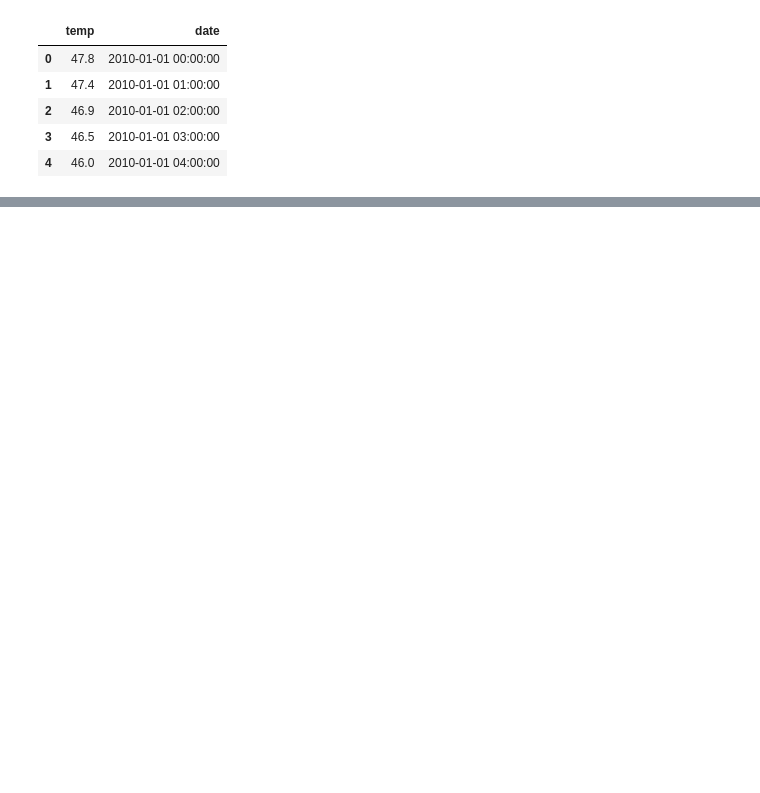
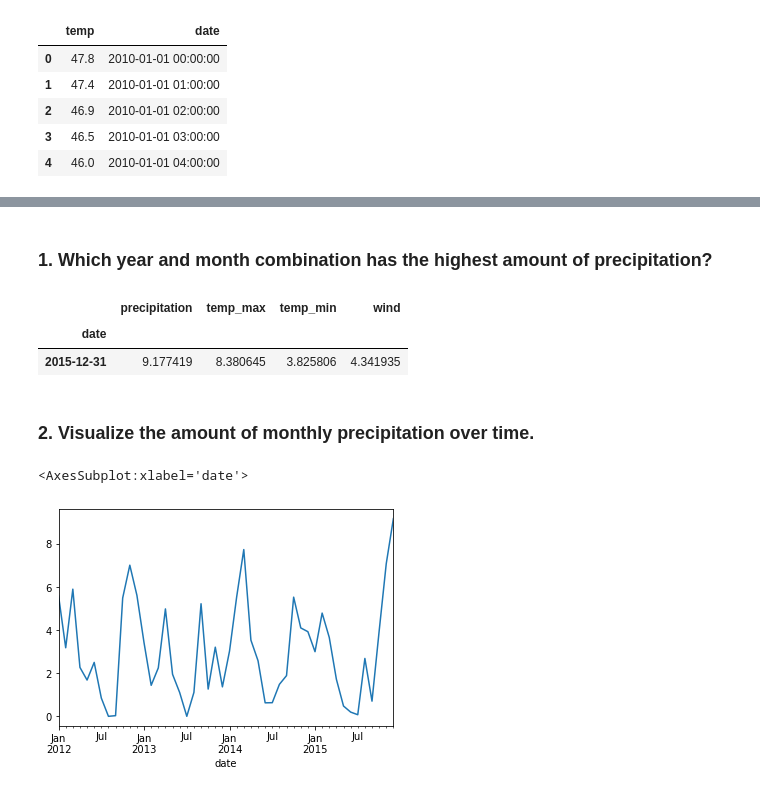
Before and after one commit to mdalton87/time-series-exercises, a Jupyter notebook: ts_vega.ipynb, the cells around one changed output, grey strips where cells are left out. Saved outputs shown, nothing was run; the diff lists cells and outputs as text; code cells hidden in the pictures; blank space fills up the shorter version.

```diff
--- a/ts_vega.ipynb
+++ b/ts_vega.ipynb
@@ -27,3 +100,5 @@ df.head()
+# %%
+df = data.seattle_weather()
 # %%
 df.info()
 # %% [output]
@@ -38,0 +127,19 @@ memory usage: 137.0 KB
+# %%
+df.date = pd.to_datetime(df.date, format='%Y-%m-%d')
+# %%
+df.set_index('date', inplace=True)
+# %% [markdown]
+### 1. Which year and month combination has the highest amount of precipitation?
+# %%
+df.resample('M').mean()[df.resample('M').precipitation.mean() == df.resample('m').precipitation.mean().max()].dropna()
+# %% [output]
+|  | precipitation | temp_max | temp_min | wind |
+| date |  |  |  |  |
+| 2015-12-31 | 9.177419 | 8.380645 | 3.825806 | 4.341935 |
+# %% [markdown]
+### 2. Visualize the amount of monthly precipitation over time.
+# %%
+df.resample('M').mean().precipitation.plot()
+# %% [output]
+<AxesSubplot:xlabel='date'>
+[figure, added]
```
Also changed, not shown: parts of 86 cells of this notebook.
